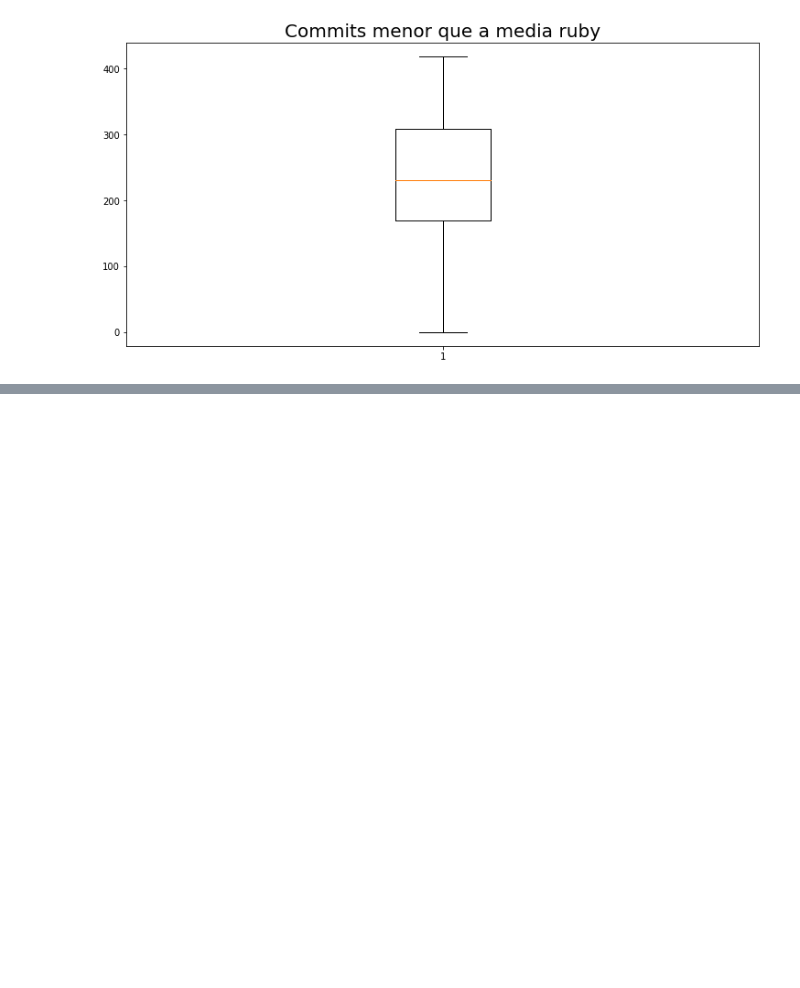
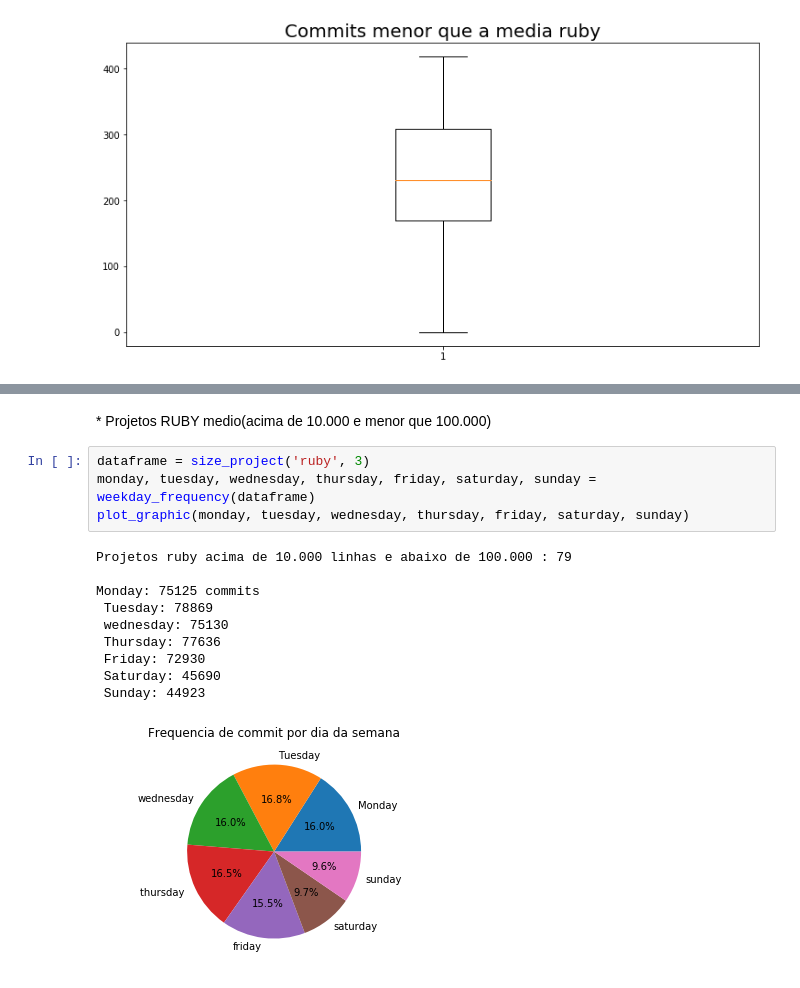
Before and after one commit to wagnernegrao/ci-analysis, a Jupyter notebook: ci_analysis.ipynb, the cells around one changed output, grey strips where cells are left out. Drawn from its saved outputs; the diff is of its cells as text; blank space fills up the shorter version.

```diff
--- a/ci_analysis.ipynb
+++ b/ci_analysis.ipynb
@@ -398,0 +422,18 @@ max    419.000000
+# %% [markdown]
+<font size = 4/>
+* Projetos RUBY medio(acima de 10.000 e menor que 100.000)
+# %%
+dataframe = size_project('ruby', 3)
+monday, tuesday, wednesday, thursday, friday, saturday, sunday = weekday_frequency(dataframe)
+plot_graphic(monday, tuesday, wednesday, thursday, friday, saturday, sunday)
+# %% [output]
+Projetos ruby acima de 10.000 linhas e abaixo de 100.000 : 79
+
+Monday: 75125 commits
+ Tuesday: 78869
+ wednesday: 75130
+ Thursday: 77636
+ Friday: 72930
+ Saturday: 45690
+ Sunday: 44923
+[figure, added]
```
Also changed, not shown: parts of 17 cells of this notebook.
